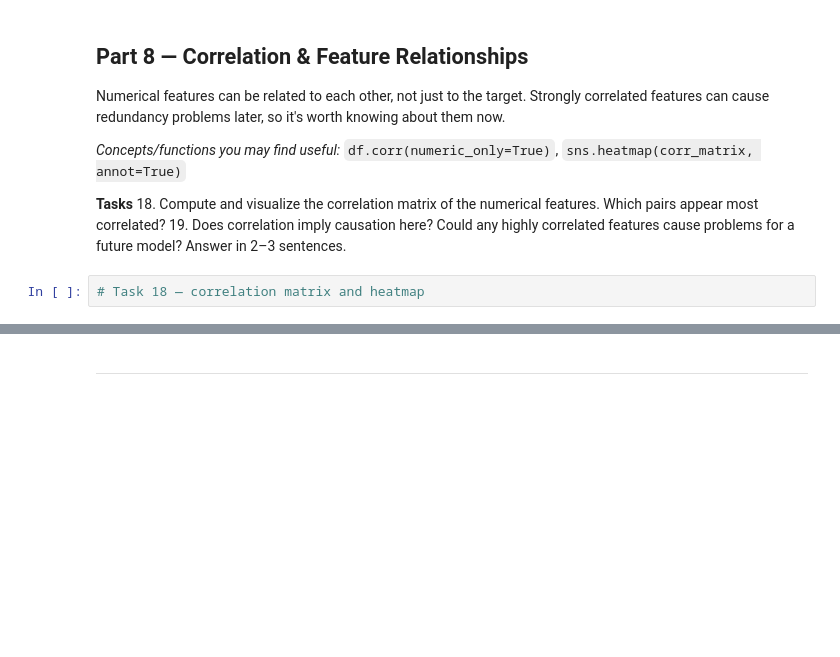
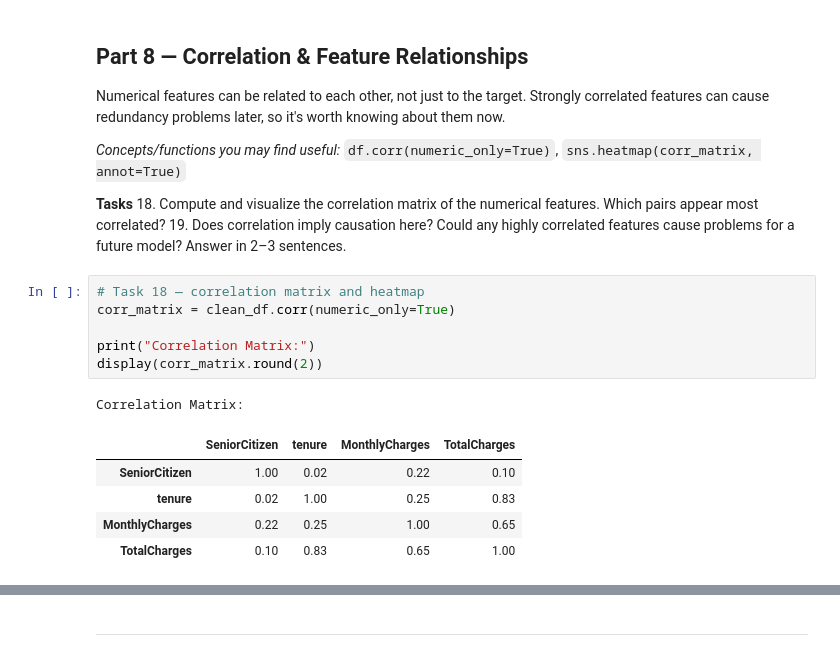
Before and after one commit to arshadalikhokhar05-sketch/machine-learning-data-preprocessing-lab, a Jupyter notebook: Lab2_Data_Cleaning_EDA_Template.ipynb, the cells around one changed output, grey strips where cells are left out. Drawn from its saved outputs; the diff is of its cells as text; blank space fills up the shorter version.

```diff
--- a/Lab2_Data_Cleaning_EDA_Template.ipynb
+++ b/Lab2_Data_Cleaning_EDA_Template.ipynb
@@ -642,3 +642,14 @@ Numerical features can be related to each other, not just to the target. Strongl
 19. Does correlation imply causation here? Could any highly correlated features cause problems for a future model? Answer in 2–3 sentences.
 # %%
 # Task 18 — correlation matrix and heatmap
+corr_matrix = clean_df.corr(numeric_only=True)
+
+print("Correlation Matrix:")
+display(corr_matrix.round(2))
+# %% [output]
+Correlation Matrix:
+|  | SeniorCitizen | tenure | MonthlyCharges | TotalCharges |
+| SeniorCitizen | 1.00 | 0.02 | 0.22 | 0.10 |
+| tenure | 0.02 | 1.00 | 0.25 | 0.83 |
+| MonthlyCharges | 0.22 | 0.25 | 1.00 | 0.65 |
+| TotalCharges | 0.10 | 0.83 | 0.65 | 1.00 |
```
Also changed, not shown: parts of 9 cells of this notebook.
